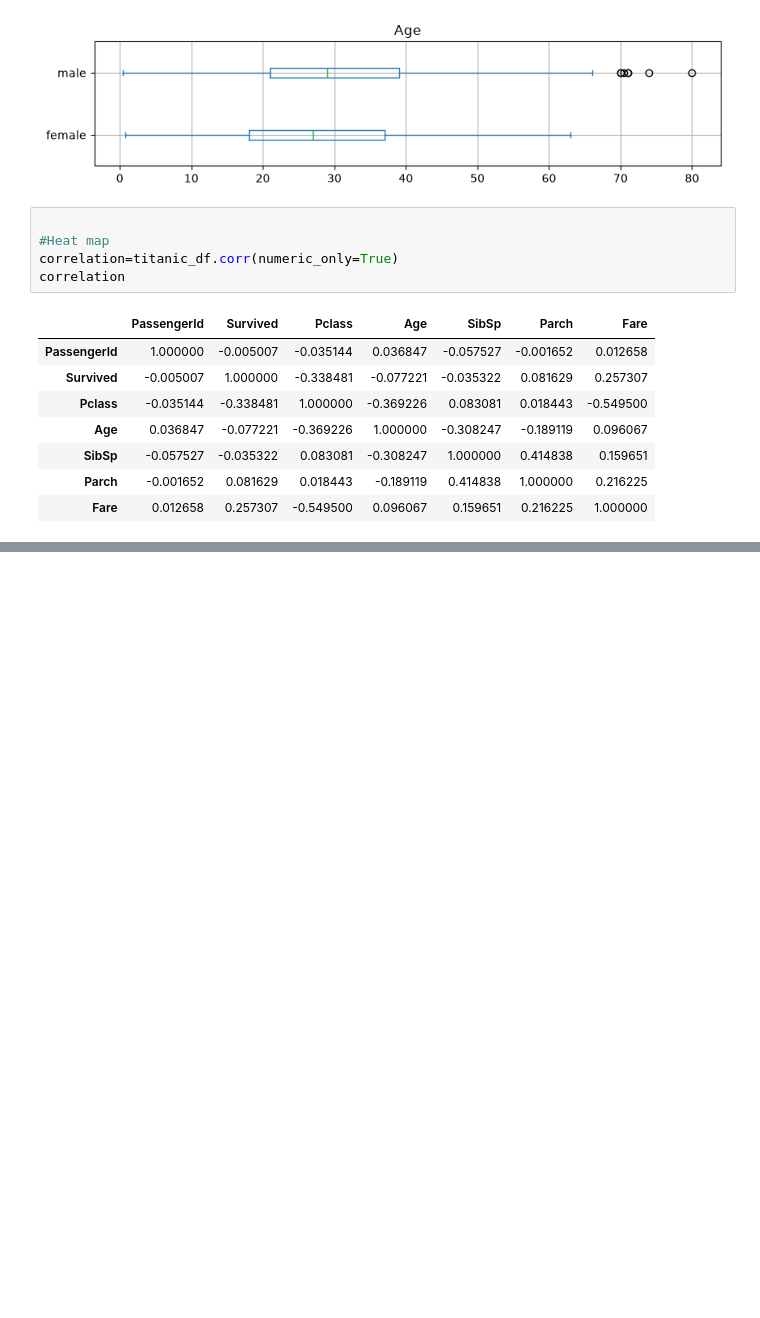
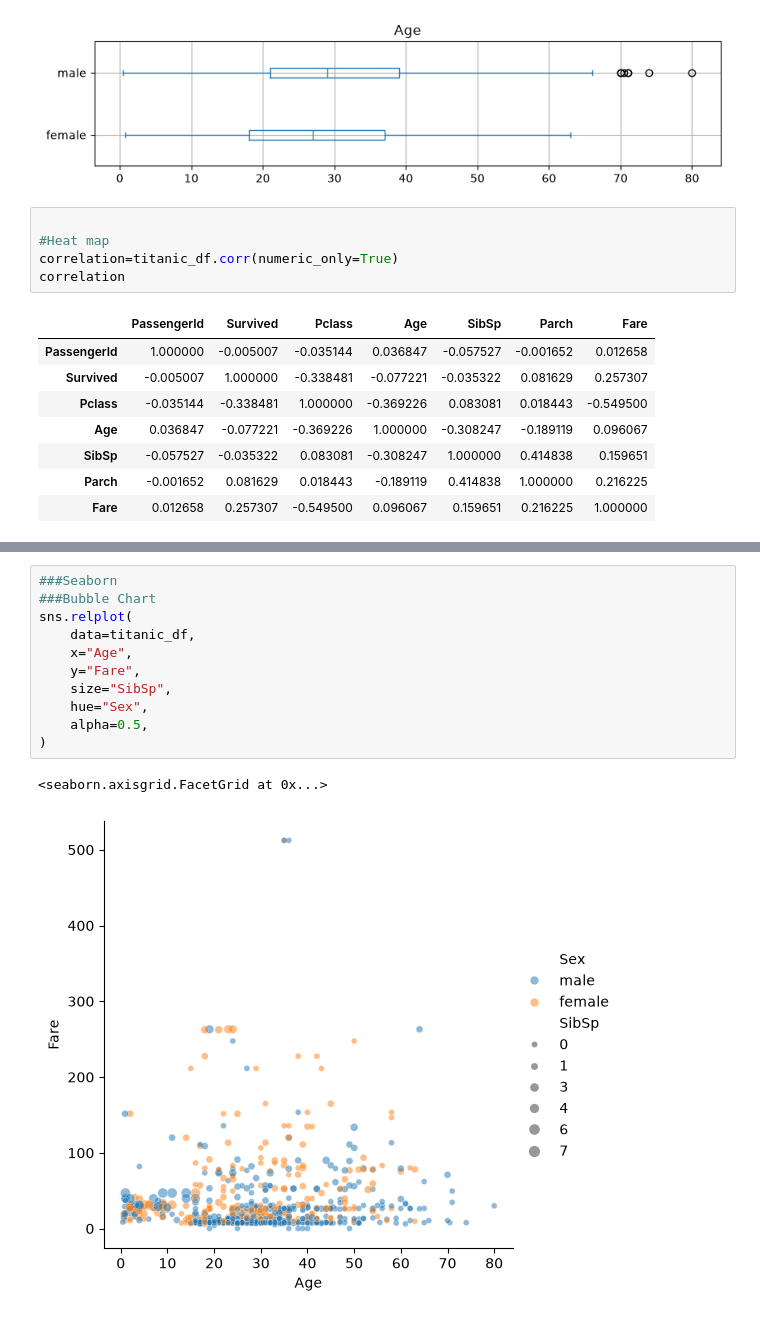
Before and after one commit to abinhyanmikha/Data-Science, a Jupyter notebook: Data preprocessing/day29/Visualization.ipynb, the cells around one changed output, grey strips where cells are left out. Drawn from its saved outputs; the diff is of its cells as text; blank space fills up the shorter version.

```diff
--- a/Data preprocessing/day29/Visualization.ipynb
+++ b/Data preprocessing/day29/Visualization.ipynb
@@ -89,0 +110,14 @@ sns.heatmap(correlation,annot=True, cmap="coolwarm")
+# %%
+###Seaborn
+###Bubble Chart
+sns.relplot(
+    data=titanic_df,
+    x="Age",
+    y="Fare",
+    size="SibSp",
+    hue="Sex",
+    alpha=0.5,
+)
+# %% [output]
+<seaborn.axisgrid.FacetGrid at 0x...>
+[figure, added]
```
Also changed, not shown: parts of 7 cells of this notebook.
